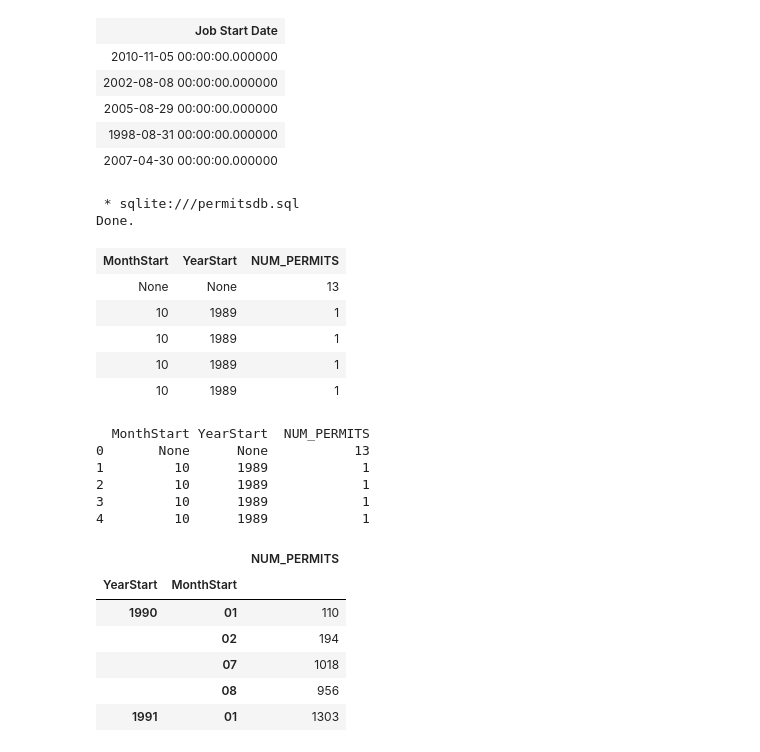
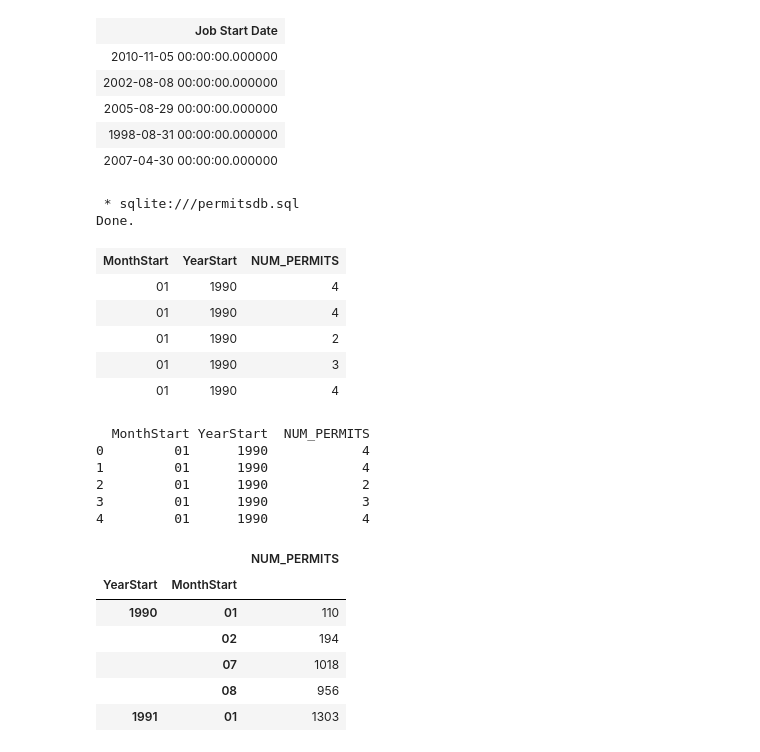
Before and after one commit to dray89/SQL, a Jupyter notebook: Proj_DataAnalysis_In_SQLlite.ipynb, the cells around one changed output. Saved outputs shown, nothing was run; the diff lists cells and outputs as text; code cells hidden in the pictures.

```diff
--- a/Proj_DataAnalysis_In_SQLlite.ipynb
+++ b/Proj_DataAnalysis_In_SQLlite.ipynb
@@ -277,29 +270,31 @@ Done.
 # %%
 %%sql
 
 SELECT strftime('%m', "Job Start Date") AS MonthStart, strftime('%Y', "Job Start Date") AS YearStart, COUNT(*) AS NUM_PERMITS
 FROM permits
 GROUP BY "Job Start Date"
+HAVING YearStart > "1989" AND YearStart < "2013" AND MonthStart IN ("01", "02", "07", "08")
 LIMIT 5;
 # %% [output]
  * sqlite:///permitsdb.sql
 Done.
 | MonthStart | YearStart | NUM_PERMITS |
-| None | None | 13 |
-| 10 | 1989 | 1 |
-| 10 | 1989 | 1 |
-| 10 | 1989 | 1 |
-| 10 | 1989 | 1 |
+| 01 | 1990 | 4 |
+| 01 | 1990 | 4 |
+| 01 | 1990 | 2 |
+| 01 | 1990 | 3 |
+| 01 | 1990 | 4 |
 # %%
 sql_query = '''SELECT strftime('%m', "Job Start Date") AS MonthStart, strftime('%Y', "Job Start Date") AS YearStart, COUNT(*) AS NUM_PERMITS
 FROM permits
-GROUP BY "Job Start Date"'''
+GROUP BY "Job Start Date"
+HAVING YearStart > "1989" AND YearStart < "2013" AND MonthStart IN ("01", "02", "07", "08")'''
 to_ratio = pd.read_sql_query(sql_query, con='sqlite:///permitsdb.sql')
 print(to_ratio.head())
 # %% [output]
   MonthStart YearStart  NUM_PERMITS
-0       None      None           13
-1         10      1989            1
-2         10      1989            1
-3         10      1989            1
-4         10      1989            1
+0         01      1990            4
+1         01      1990            4
+2         01      1990            2
+3         01      1990            3
+4         01      1990            4
```
Also changed, not shown: parts of 10 cells of this notebook.
